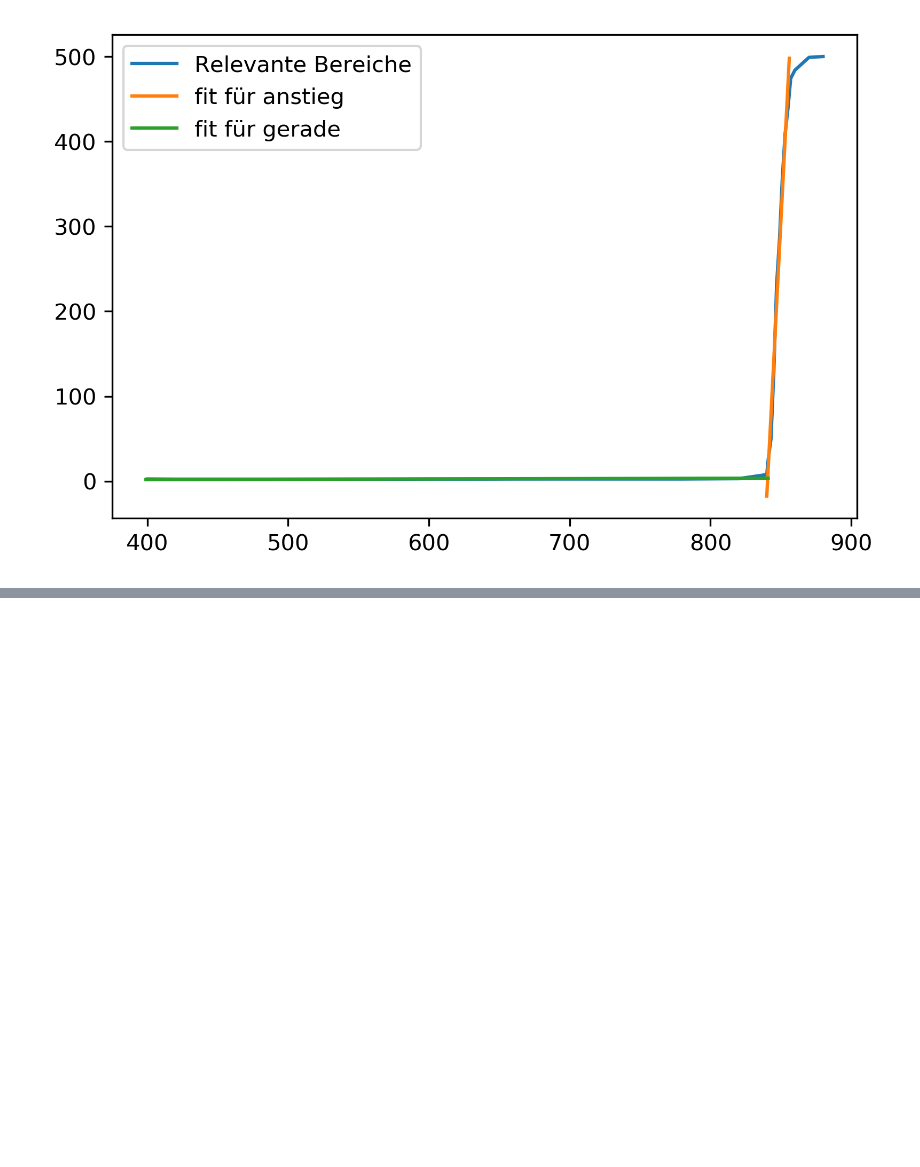
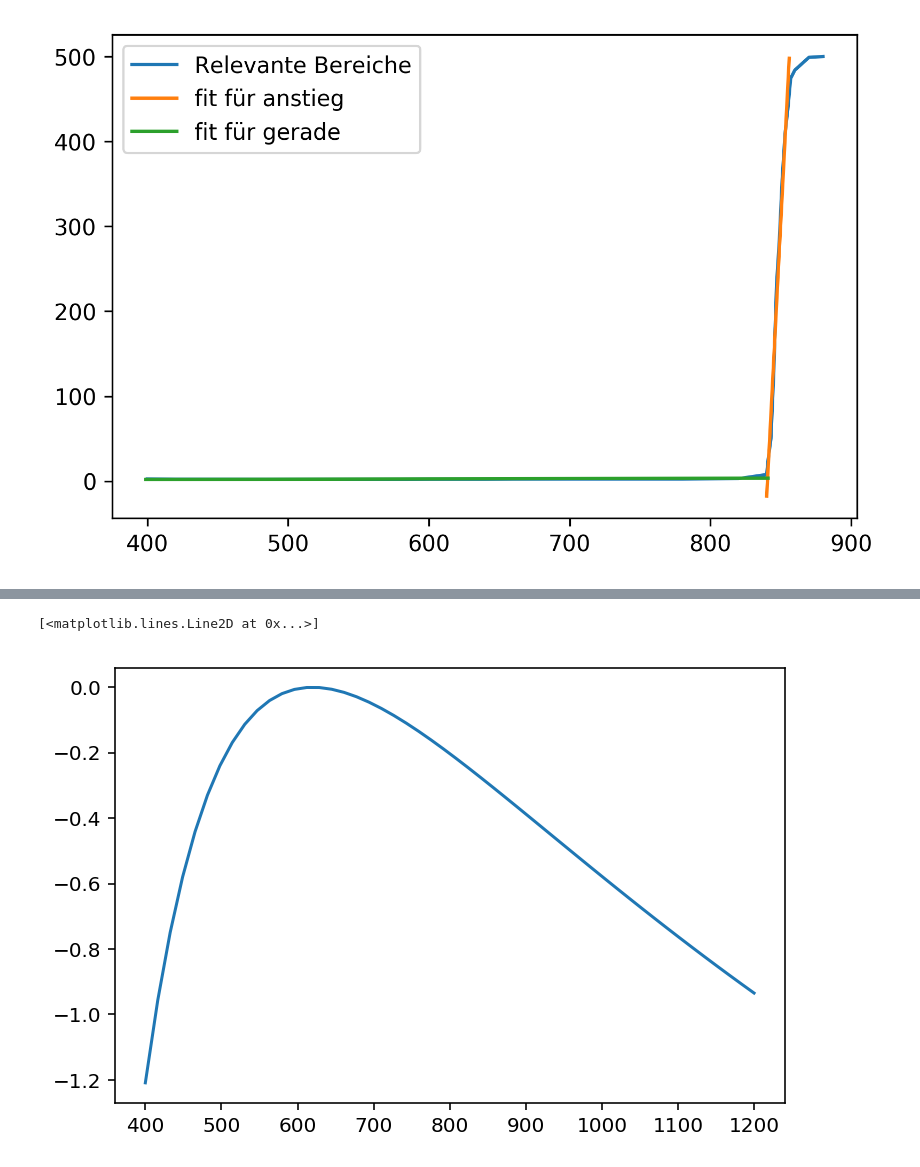
Before and after one commit to qwretz/fpraktikum, a Jupyter notebook: Energy Gap/EnergyGaps.ipynb, the cells around one changed output, grey strips where cells are left out. Cells and saved outputs as stored; diff of their text form; code cells hidden in the pictures; blank space fills up the shorter version.

```diff
--- a/Energy Gap/EnergyGaps.ipynb
+++ b/Energy Gap/EnergyGaps.ipynb
@@ -137,0 +137,15 @@ ax.legend()
+# %%
+def indFit(wl,Eg,Ep,A,T=300):
+    wl=wl*1e-9
+    h_nu= c.h*c.c /wl /c.e
+    return A *((h_nu - Eg + Ep)**2/ ( np.exp(Ep/c.Boltzmann/c.e / T) -1) + (h_nu - Eg - Ep)**2/ ( 1- np.exp(-Ep/c.Boltzmann/c.e / T) ))
+# %%
+#popt,pcov=cf(ind Fit)
+
+d=np.linspace(400,1200)
+fig,ax=plt.subplots(dpi=144)
+ax.plot(d, indFit(d, 1.7, 0.3,1))
+#ax.set(yscale="log")
+# %% [output]
+[<matplotlib.lines.Line2D at 0x...>]
+[figure, added]
```
Also changed, not shown: parts of 2 cells of this notebook.
